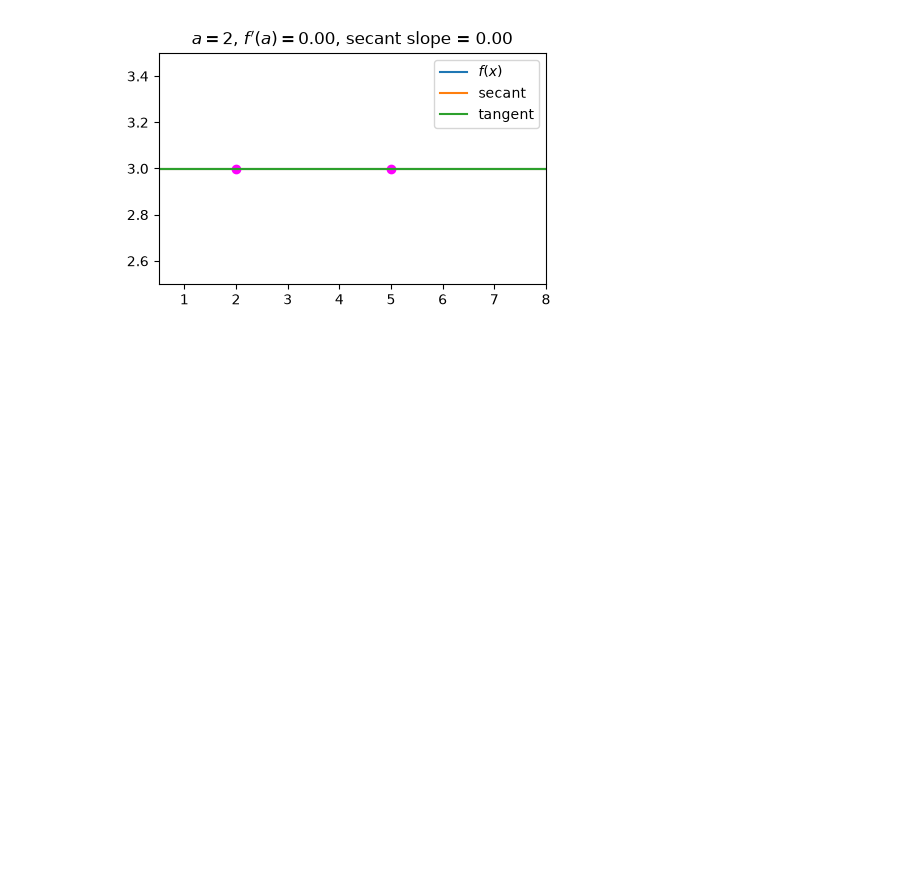
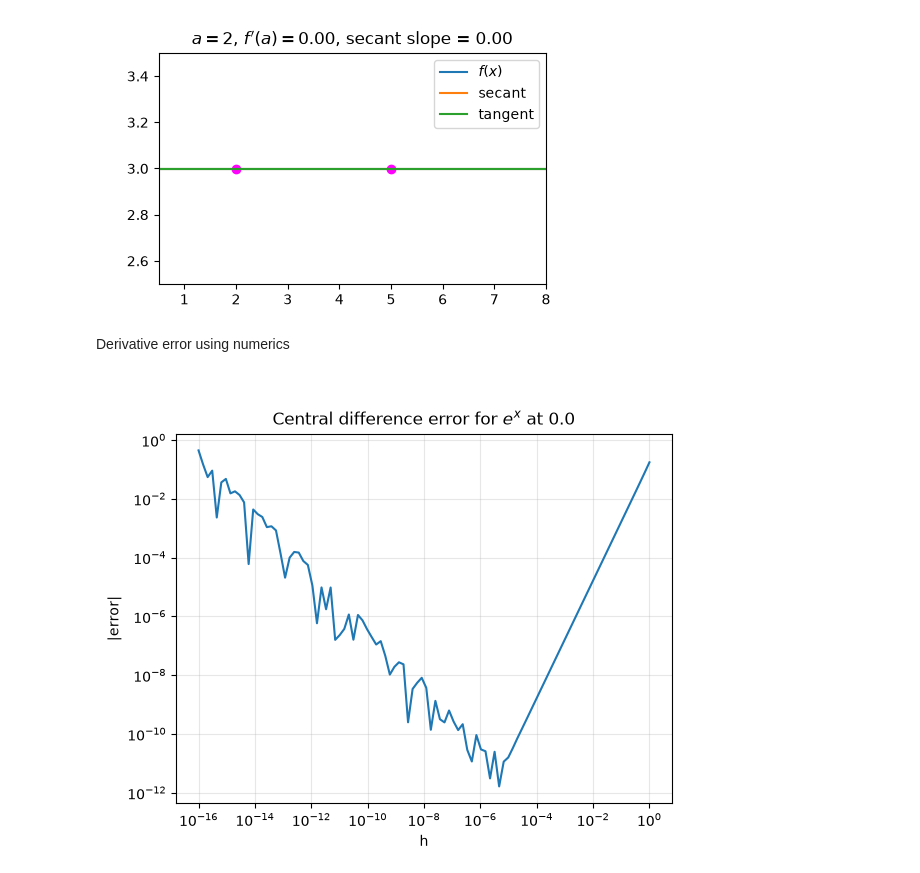
Before and after one commit to craftedbydoing/calculus-visualisation-package, a Jupyter notebook: notebooks/04_derivatives.ipynb, the cells around one changed output. Saved outputs shown, nothing was run; the diff lists cells and outputs as text; code cells hidden in the pictures; blank space fills up the shorter version.

Commit message:
Numerical derivative error observation

```diff
--- a/notebooks/04_derivatives.ipynb
+++ b/notebooks/04_derivatives.ipynb
@@ -66,3 +67,22 @@ derivative_visualiser()
 # %% [output]
 interactive(children=(Dropdown(description='func_name', options=('3', 'x^2', 'e^x', 'sin(x)'), value='3'), Flo…
 [figure]
+# %% [markdown]
+Derivative error using numerics
+# %%
+f = lambda x: np.exp(x)
+a = 0.0
+actuall_derivative = np.exp(a)
+
+h_vals = np.logspace(-16, 0, 100)
+numeric_derivative = [derivative_at_point(f, a, h) for h in h_vals]
+err = [abs(actuall_derivative - element) for element in numeric_derivative]
+
+fig, ax = plt.subplots()
+ax.loglog(h_vals, err)
+ax.set_xlabel("h")
+ax.set_ylabel("|error|")
+ax.set_title(f"Central difference error for $e^x$ at {a}")
+ax.grid(True, which="both", alpha=0.3)
+# %% [output]
+[figure, added]
```
Also changed, not shown: parts of 4 cells of this notebook, 1 other file.
